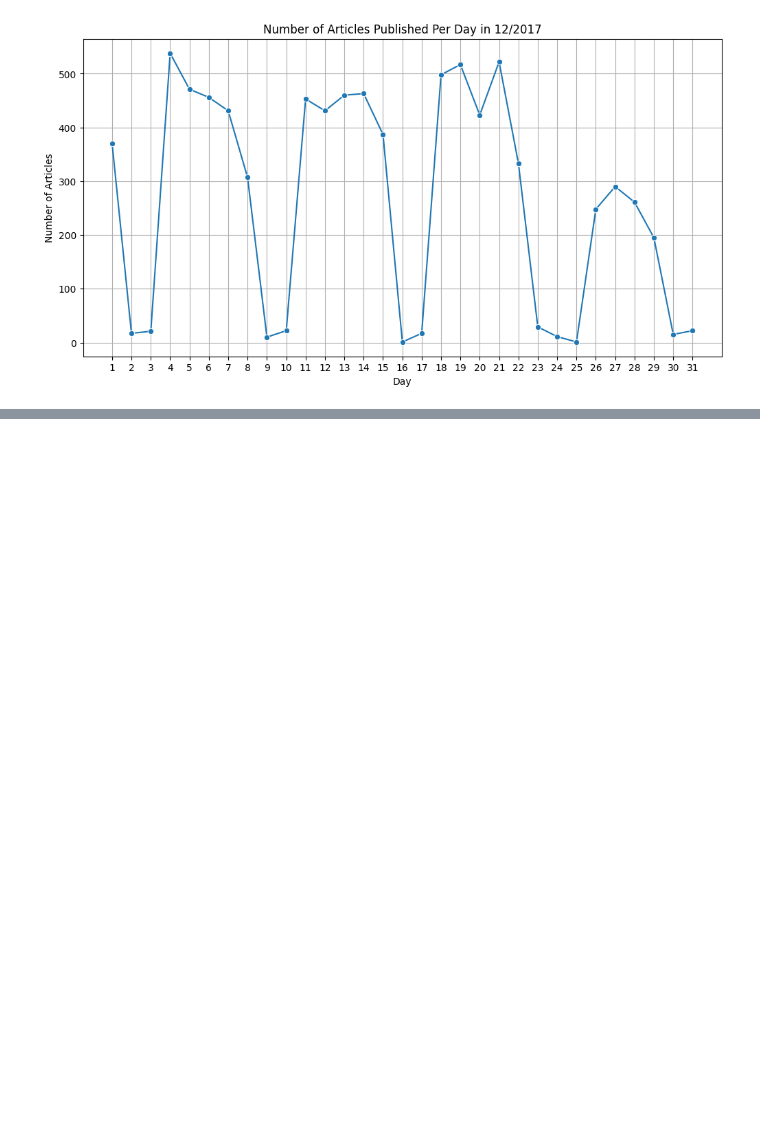
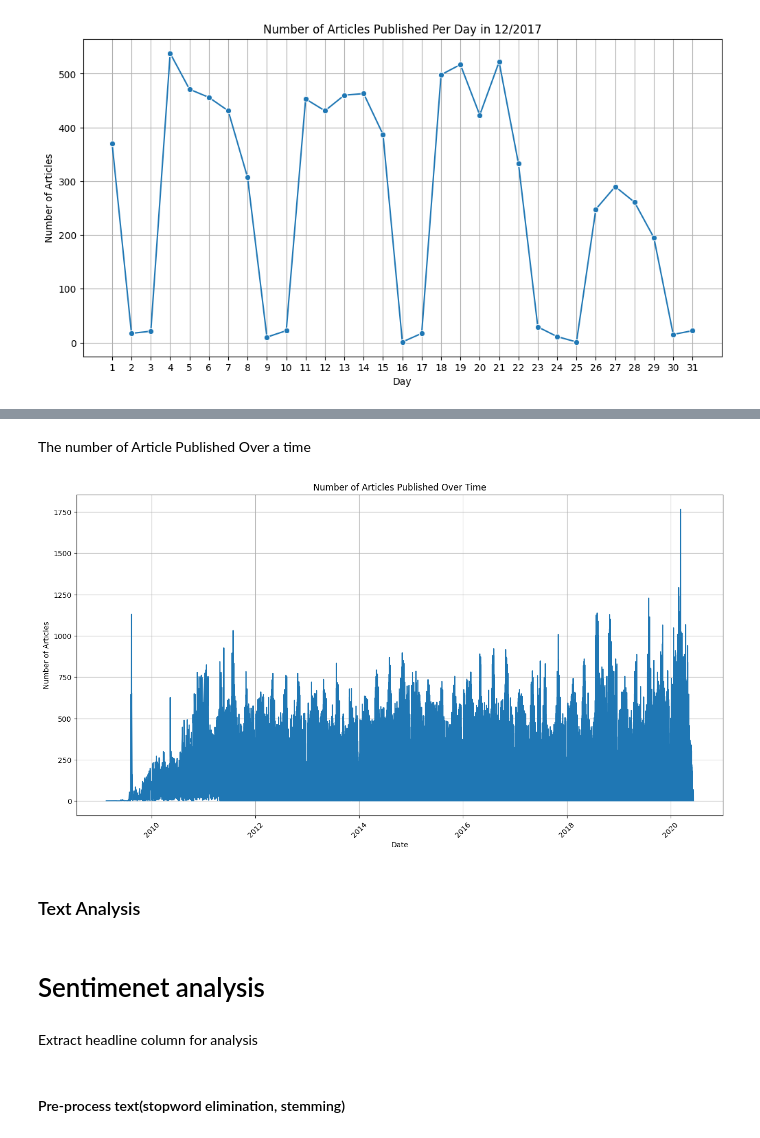
Before and after one commit to Tsegaye16/10-Accademy-week-1, a Jupyter notebook: notebooks/model.ipynb, the cells around one changed output, grey strips where cells are left out. Cells and saved outputs as stored; diff of their text form; code cells hidden in the pictures; blank space fills up the shorter version.

Commit message:
Sentiment analysis of the headline

```diff
--- a/notebooks/model.ipynb
+++ b/notebooks/model.ipynb
@@ -189,0 +209,12 @@ eda.DailyArticlesPublishedEachMonth(formattedData)
+# %% [markdown]
+The number of Article Published Over a time
+# %%
+eda.NumArticlePubTime(formattedData)
+# %% [output]
+[figure, added]
+# %% [markdown]
+### Text Analysis
+# %% [markdown]
+# Sentimenet analysis
+# %% [markdown]
+Extract headline column for analysis
@@ -189,0 +223,2 @@ eda.DailyArticlesPublishedEachMonth(formattedData)
+# %% [markdown]
+#### Pre-process text(stopword elimination, stemming)
```
Also changed, not shown: parts of 37 cells of this notebook, 2 other files.
